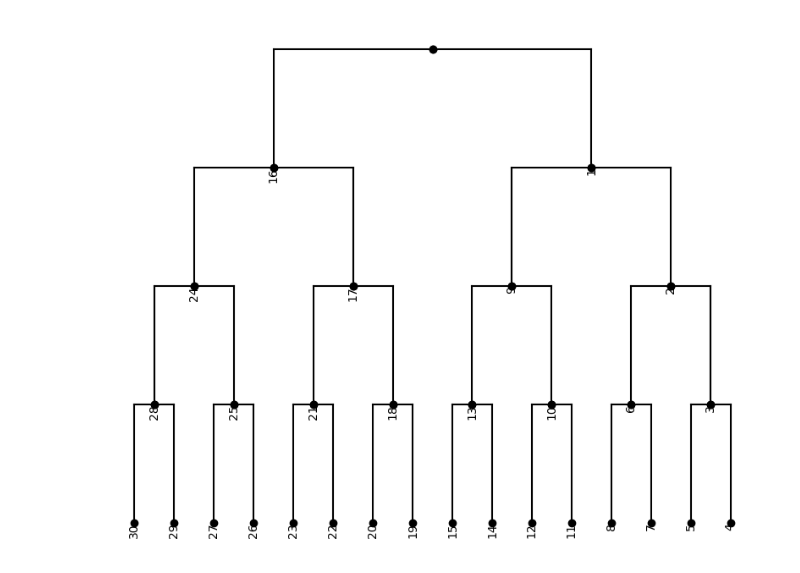
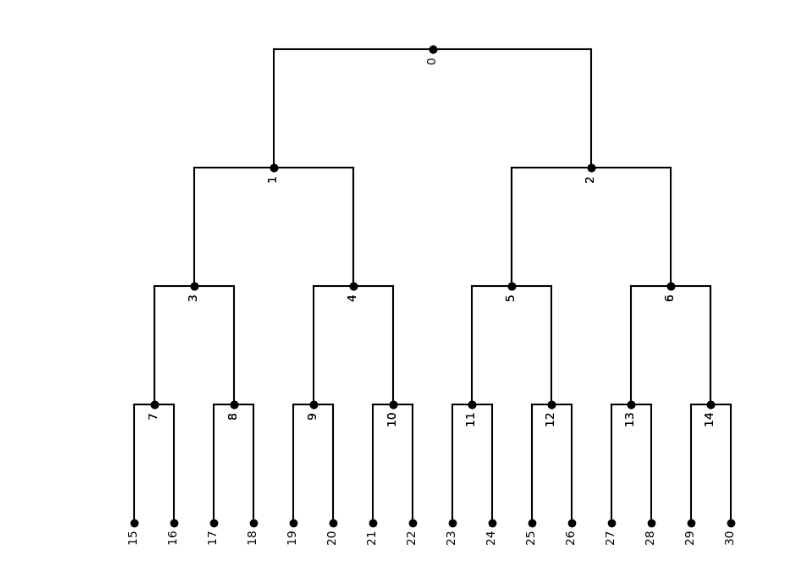
Before and after one commit to ComputationalEvolutionaryMorphometry/hyperiax, a Jupyter notebook: examples/Tree building.ipynb, the cells around one changed output. Cells and saved outputs as stored; diff of their text form; code cells hidden in the pictures.

```diff
--- a/examples/Tree building.ipynb
+++ b/examples/Tree building.ipynb
@@ -24,11 +35,13 @@ tree.plot_tree()
 # %%
-import hyperiax.tree
-tree = hyperiax.tree.builders.symmetric_tree(4,2)
 
-#tree = hyperiax.tree.builders.asymmetric_tree(4)
+topology = hyperiax.tree.topology.symmetric_topology(4,2)
+tree = HypTree(topology)
 
-for i,leaf in enumerate(tree.iter_dfs()):
-    leaf.name=str(i)
-tree.plot_tree(inc_names=True)
+
+
+for i,node in enumerate(tree.iter_topology_bfs()):
+    node.name = str(i)
+
+plot_tree(tree,inc_names=True)
 # %% [output]
-[figure, old version]
+[figure, new version]
```
Also changed, not shown: parts of 24 cells of this notebook, 5 other files.
